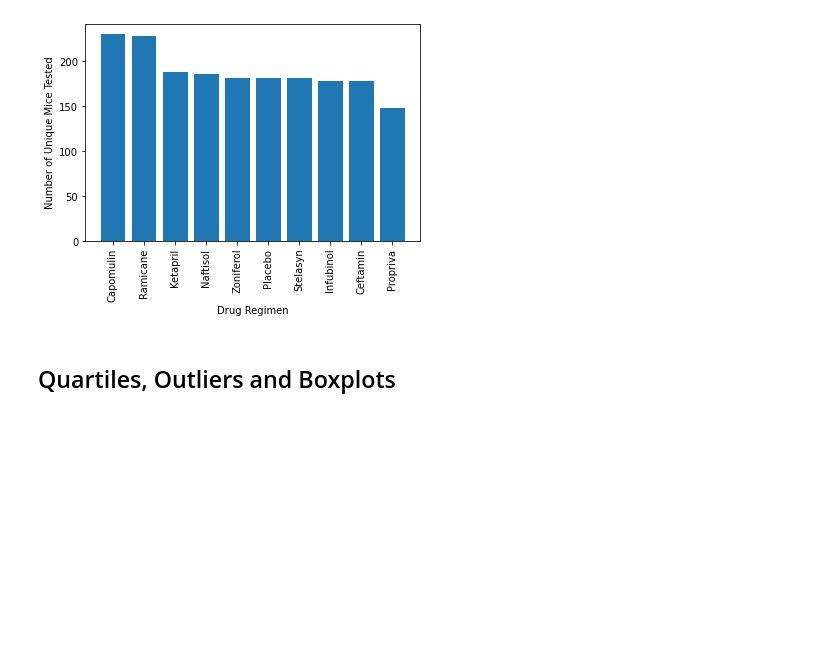
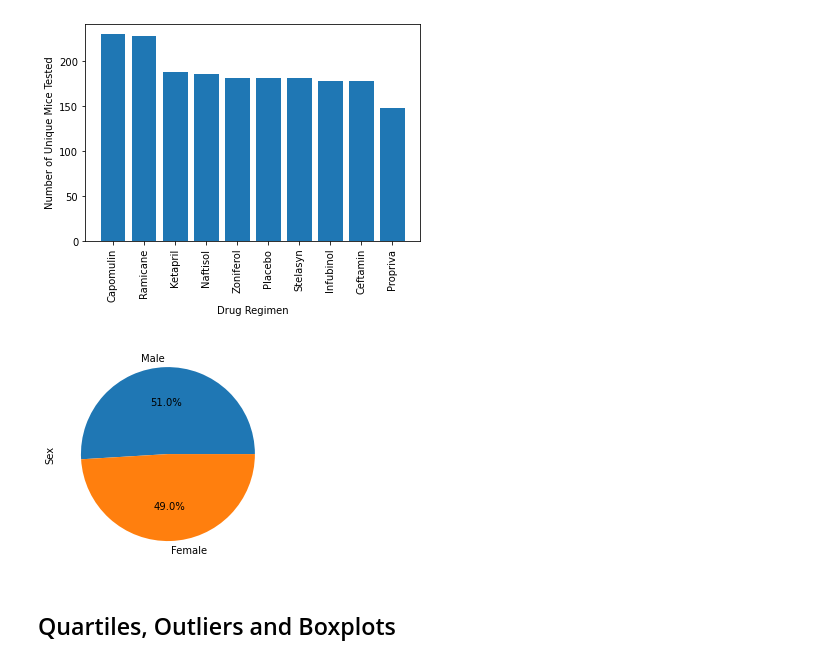
Before and after one commit to WilliamRoll/Python-Challenge, a Jupyter notebook: Pymaceuticals/pymaceuticals_starter.ipynb, the cells around one changed output. Cells and saved outputs as stored; diff of their text form; code cells hidden in the pictures; blank space fills up the shorter version.

Commit message:
Pie chart is working using pandas

```diff
--- a/Pymaceuticals/pymaceuticals_starter.ipynb
+++ b/Pymaceuticals/pymaceuticals_starter.ipynb
@@ -143,6 +143,11 @@ plt.show()
 [figure]
 # %%
 # Generate a pie plot showing the distribution of female versus male mice using pandas
+count = clean_mouse_data['Sex'].value_counts()
+count.plot(kind="pie", autopct='%1.1f%%')
+plt.show()
+# %% [output]
+[figure, added]
 # %%
 # Generate identical pie plot using pyplot
 # %% [markdown]
```
